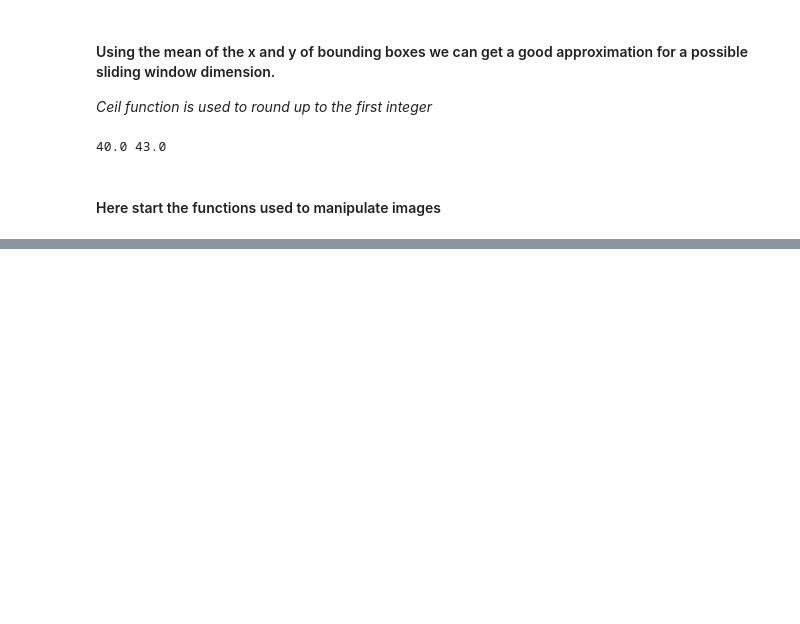
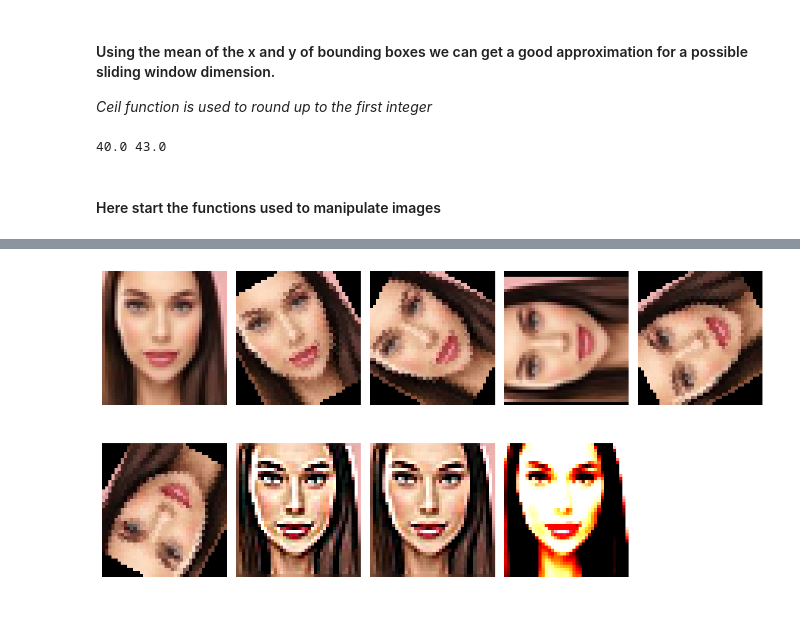
Before and after one commit to ThomasProce/legacy-face-detector, a Jupyter notebook: progetto_finale.ipynb, the cells around one changed output, grey strips where cells are left out. Cells and saved outputs as stored; diff of their text form; code cells hidden in the pictures; blank space fills up the shorter version.

Commit message:
added a function who extract region of interest from images

```diff
--- a/progetto_finale.ipynb
+++ b/progetto_finale.ipynb
@@ -314,3 +314,7 @@ def img_aug(roi, width, height, extension=True):
         region_interests.append(contrast.enhance(5.0))
 
     return region_interests
+# %%
+test_img = Image.open('cumulative_jpeg/'+dataset['filename'][0])
+test = img_aug(test_img,40,43)
+test
@@ -316,0 +331,16 @@ def img_aug(roi, width, height, extension=True):
+# %%
+fig, axes = plt.subplots(2, 5, figsize=(11,6))
+
+for i, ax in enumerate(axes.flatten()):
+    if i < len(test):
+        ax.imshow(test[i])
+        ax.axis('off')
+    else:
+        ax.axis('off')  # Turn off unused subplots
+
+# Add this line to ensure proper spacing between subplots
+plt.tight_layout()
+
+plt.show()
+# %% [output]
+[figure, added]
```
Also changed, not shown: parts of 2 cells of this notebook.
